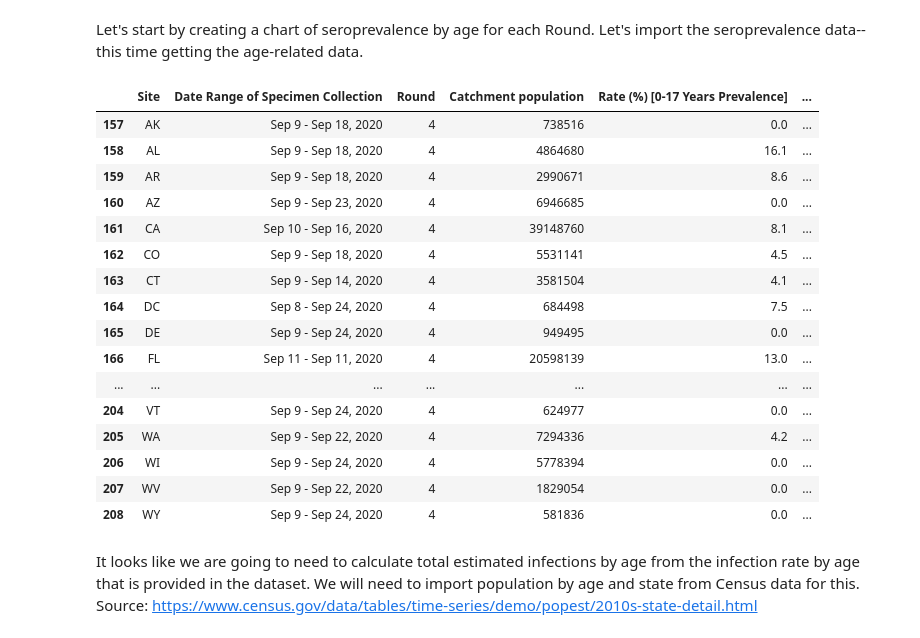
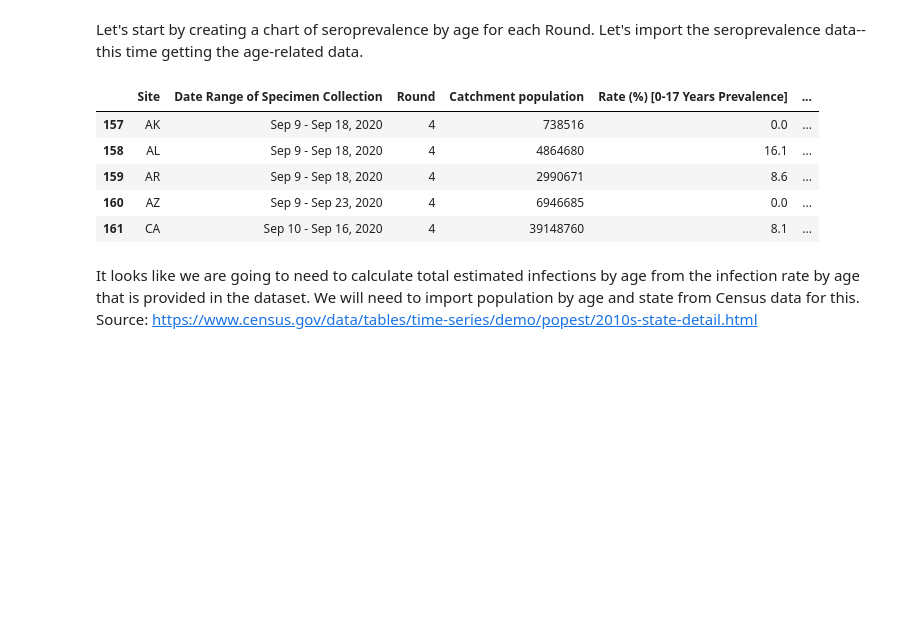
Before and after one commit to salvir1/COVID-19-outbreak-data-analysis, a Jupyter notebook: covid-seroprevalance-analysis.ipynb, the cells around one changed output. Drawn from its saved outputs; the diff is of its cells as text; code cells hidden in the pictures; blank space fills up the shorter version.

Commit message:
add seroprev nb

```diff
--- a/covid-seroprevalance-analysis.ipynb
+++ b/covid-seroprevalance-analysis.ipynb
@@ -358,25 +358,14 @@ seroprev_by_age = pd.read_csv('../data/Nationwide_Commercial_Laboratory_Seroprev
        'Rate (%) [50-64 Years Prevalence]', 'Rate (%) [65+ Years Prevalence]',
        'Rate (%) [Cumulative Prevalence]', 'Estimated cumulative infections count']]
 # %%
-seroprev_by_age[seroprev_by_age['Round']==4]
+seroprev_by_age[seroprev_by_age['Round']==4].head()
 # %% [output]
 |  | Site | Date Range of Specimen Collection | Round | Catchment population | Rate (%) [0-17 Years Prevalence] | ... |
 | 157 | AK | Sep 9 - Sep 18, 2020 | 4 | 738516 | 0.0 | ... |
 | 158 | AL | Sep 9 - Sep 18, 2020 | 4 | 4864680 | 16.1 | ... |
 | 159 | AR | Sep 9 - Sep 18, 2020 | 4 | 2990671 | 8.6 | ... |
 | 160 | AZ | Sep 9 - Sep 23, 2020 | 4 | 6946685 | 0.0 | ... |
 | 161 | CA | Sep 10 - Sep 16, 2020 | 4 | 39148760 | 8.1 | ... |
-| 162 | CO | Sep 9 - Sep 18, 2020 | 4 | 5531141 | 4.5 | ... |
-| 163 | CT | Sep 9 - Sep 14, 2020 | 4 | 3581504 | 4.1 | ... |
-| 164 | DC | Sep 8 - Sep 24, 2020 | 4 | 684498 | 7.5 | ... |
-| 165 | DE | Sep 9 - Sep 24, 2020 | 4 | 949495 | 0.0 | ... |
-| 166 | FL | Sep 11 - Sep 11, 2020 | 4 | 20598139 | 13.0 | ... |
-| ... | ... | ... | ... | ... | ... | ... |
-| 204 | VT | Sep 9 - Sep 24, 2020 | 4 | 624977 | 0.0 | ... |
-| 205 | WA | Sep 9 - Sep 22, 2020 | 4 | 7294336 | 4.2 | ... |
-| 206 | WI | Sep 9 - Sep 24, 2020 | 4 | 5778394 | 0.0 | ... |
-| 207 | WV | Sep 9 - Sep 22, 2020 | 4 | 1829054 | 0.0 | ... |
-| 208 | WY | Sep 9 - Sep 24, 2020 | 4 | 581836 | 0.0 | ... |
 # %%
 seroprev_by_age.replace(to_replace=777,value=0,inplace=True)
 seroprev_by_age.replace(to_replace=666,value=0,inplace=True)
```
Also changed, not shown: parts of 31 cells of this notebook.
